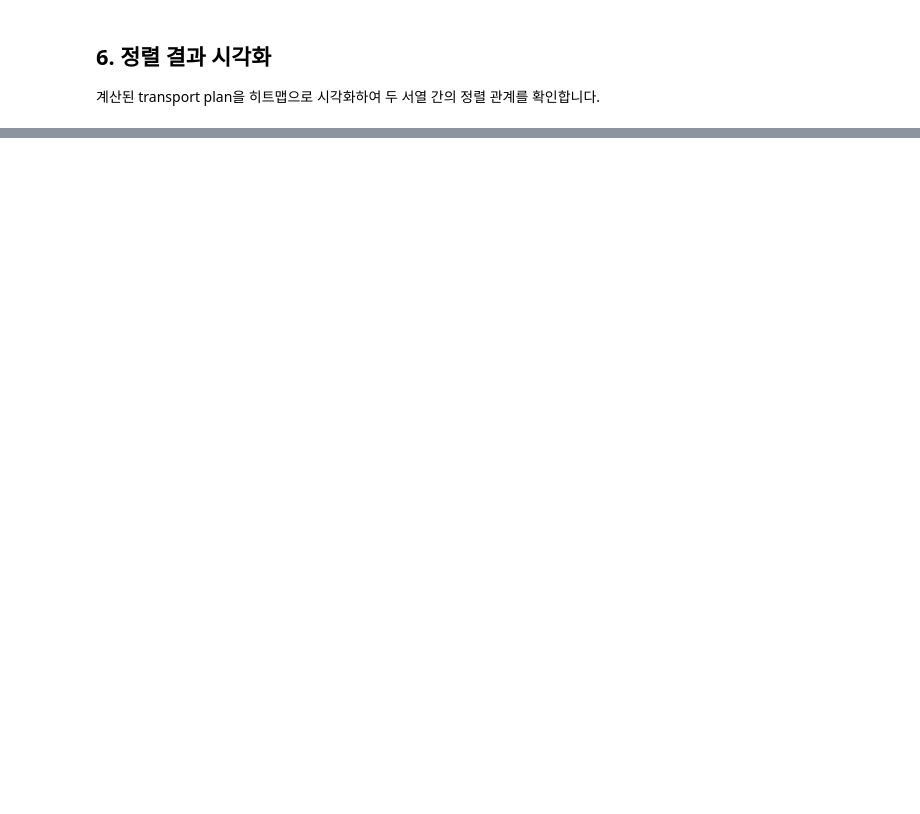
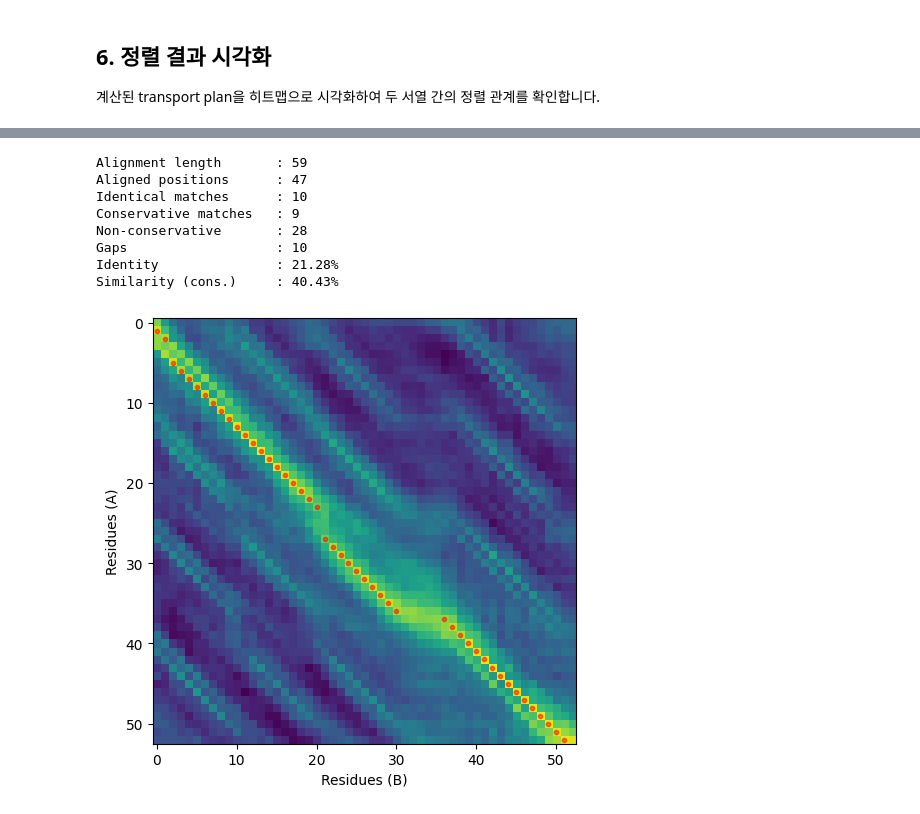
Before and after one commit to DeepFoldProtein/OTalign, a Jupyter notebook: example_alignment.ipynb, the cells around one changed output, grey strips where cells are left out. Cells and saved outputs as stored; diff of their text form; code cells hidden in the pictures; blank space fills up the shorter version.

```diff
--- a/example_alignment.ipynb
+++ b/example_alignment.ipynb
@@ -141,0 +149,25 @@ fig.tight_layout()
+# %%
+import matplotlib as mpl
+import numpy as np
+
+from otalign.align.uot_alignment import hard_alignment_from_transport
+from otalign.utils.display import print_alignment
+
+
+f = np.log(u[0].cpu().numpy())
+g = np.log(v[0].cpu().numpy())
+s = np.log(plan) - f[:, None] - g[None, :]
+aln_dict = hard_alignment_from_transport(plan, f, g, mode="glocal")
+matches = np.array([(x - 1, y - 1) for x, y, o in aln_dict["path"] if o == "M"])
+print_alignment(seq1, seq2, aln_dict["path"], score=s, cmap=mpl.colormaps["Spectral"], display_mode="global_view")
+
+
+fig, ax = plot_plan_with_domains(s, title="", colorbar=None)
+ax.scatter(matches[:, 1], matches[:, 0], marker=".", color="r", alpha=0.5)
+
+fig.set_figwidth(5)
+fig.set_figheight(5)
+axes.set_aspect("equal")
+fig.tight_layout()
+fig.show()
+# %% [output]
@@ -141,0 +175,9 @@ fig.tight_layout()
+Alignment length       : 59
+Aligned positions      : 47
+Identical matches      : 10
+Conservative matches   : 9
+Non-conservative       : 28
+Gaps                   : 10
+Identity               : 21.28%
+Similarity (cons.)     : 40.43%
+[figure, added]
```
Also changed, not shown: parts of 6 cells of this notebook.
